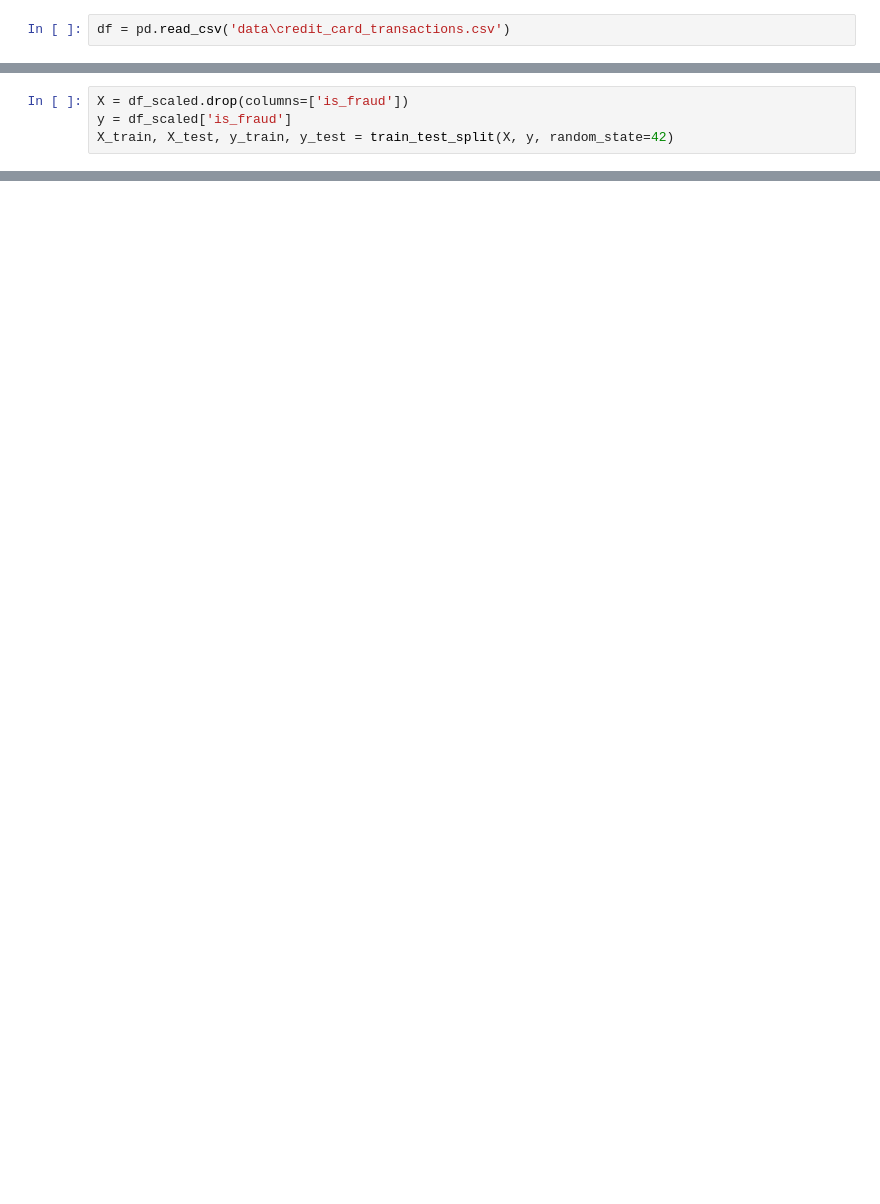
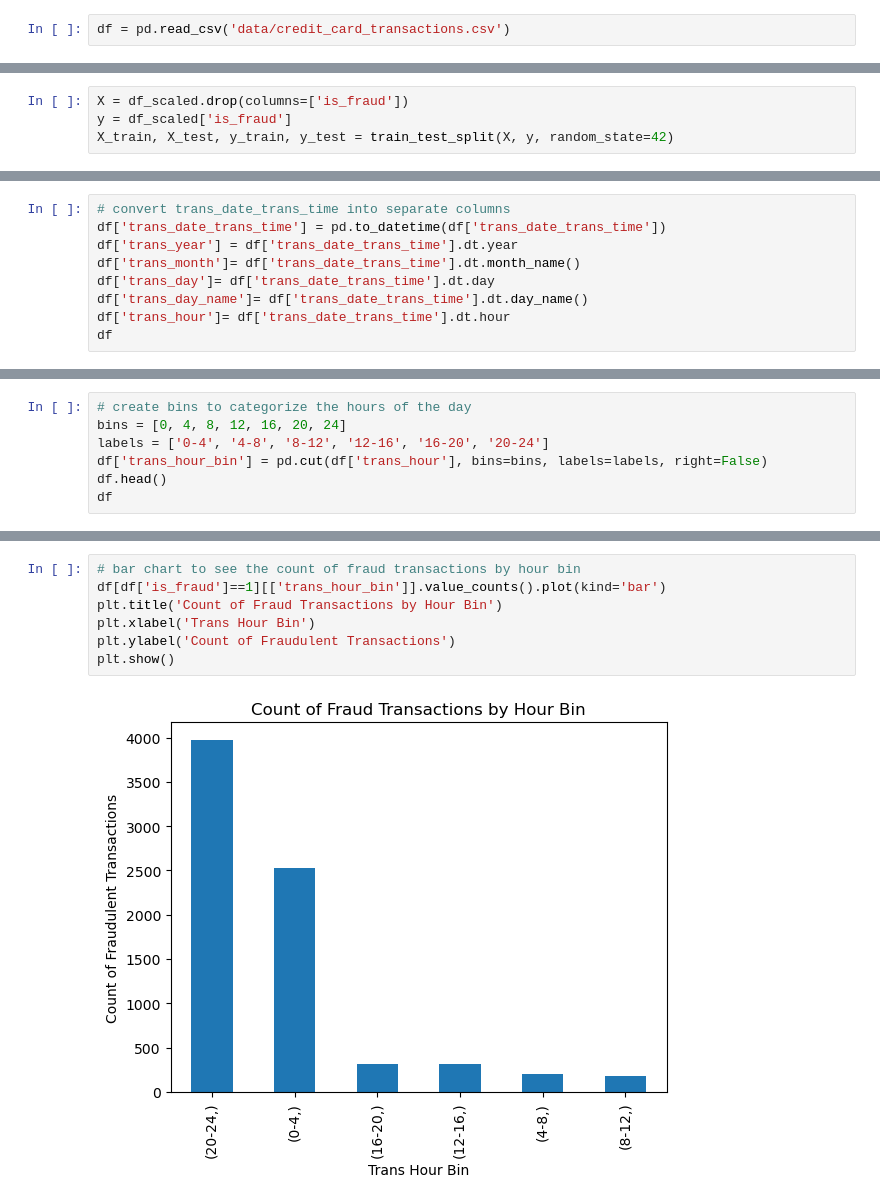
Before and after one commit to junghodavidlee/Project-2, a Jupyter notebook: analysis.ipynb, the cells around one changed output, grey strips where cells are left out. Saved outputs shown, nothing was run; the diff lists cells and outputs as text; blank space fills up the shorter version.

```diff
--- a/analysis.ipynb
+++ b/analysis.ipynb
@@ -10,7 +10,7 @@ from imblearn.over_sampling import SMOTE
 from imblearn.combine import SMOTEENN
 from utils import evaluate_model
 # %%
-df = pd.read_csv('data\credit_card_transactions.csv')
+df = pd.read_csv('data/credit_card_transactions.csv')
 # %%
 df_dropped = df.copy()
 df_dropped = df_dropped.drop(columns=['Unnamed: 0','trans_date_trans_time','cc_num','first', 'last', 'gender', 'street', 'lat', 'long', 'dob','trans_num','merch_lat', 'merch_long', 'unix_time','city', 'state'])
@@ -58,0 +108,9 @@ evaluate_model(LogReg, X_train_resampled, X_test, y_train_resampled, y_test)
+# %%
+# convert trans_date_trans_time into separate columns
+df['trans_date_trans_time'] = pd.to_datetime(df['trans_date_trans_time'])
+df['trans_year'] = df['trans_date_trans_time'].dt.year
+df['trans_month']= df['trans_date_trans_time'].dt.month_name()
+df['trans_day']= df['trans_date_trans_time'].dt.day
+df['trans_day_name']= df['trans_date_trans_time'].dt.day_name()
+df['trans_hour']= df['trans_date_trans_time'].dt.hour
+df
@@ -58,0 +131,7 @@ evaluate_model(LogReg, X_train_resampled, X_test, y_train_resampled, y_test)
+# %%
+# create bins to categorize the hours of the day
+bins = [0, 4, 8, 12, 16, 20, 24]
+labels = ['0-4', '4-8', '8-12', '12-16', '16-20', '20-24']
+df['trans_hour_bin'] = pd.cut(df['trans_hour'], bins=bins, labels=labels, right=False)
+df.head()
+df
@@ -58,0 +152,9 @@ evaluate_model(LogReg, X_train_resampled, X_test, y_train_resampled, y_test)
+# %%
+# bar chart to see the count of fraud transactions by hour bin
+df[df['is_fraud']==1][['trans_hour_bin']].value_counts().plot(kind='bar')
+plt.title('Count of Fraud Transactions by Hour Bin')
+plt.xlabel('Trans Hour Bin')
+plt.ylabel('Count of Fraudulent Transactions')
+plt.show()
+# %% [output]
+[figure, added]
```
Also changed, not shown: parts of 33 cells of this notebook.
